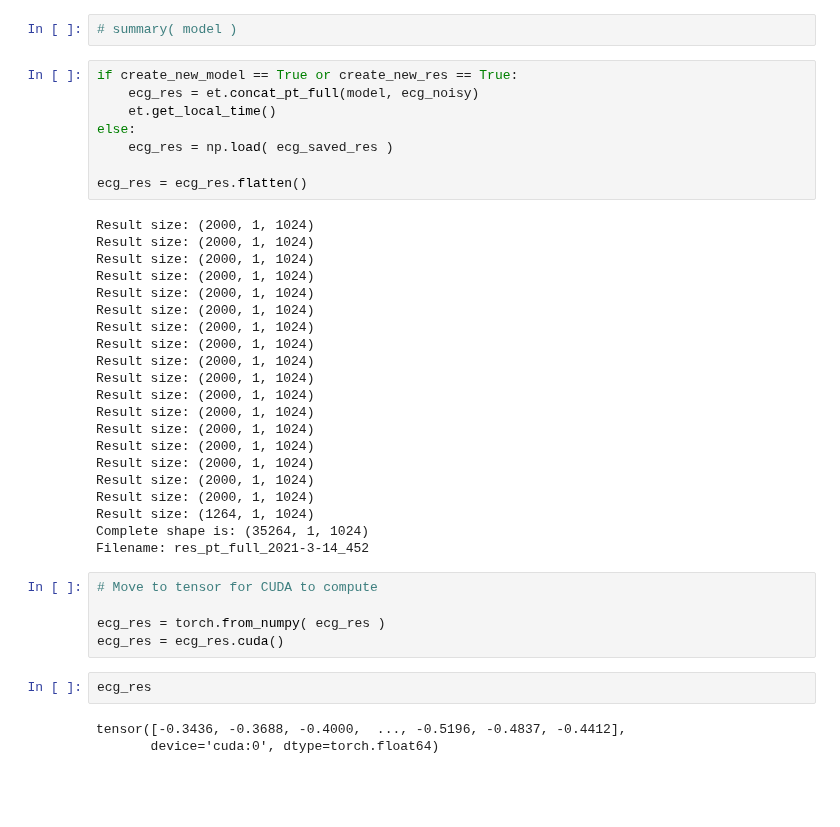
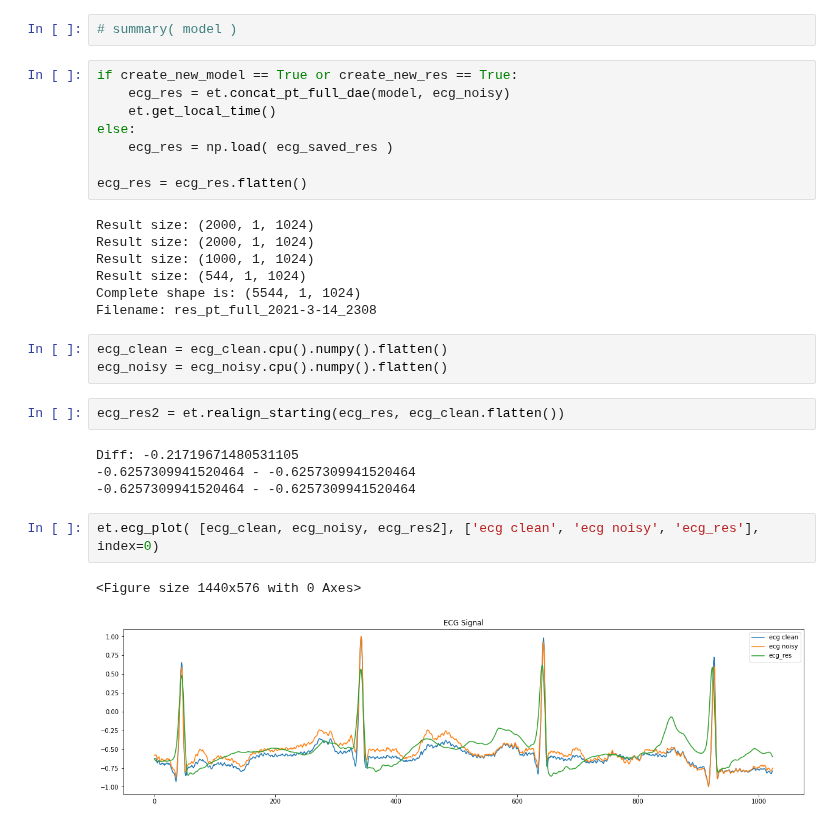
Before and after one commit to enzlaur/pytorch-ml-tuts, a Jupyter notebook: scratch14.ipynb, the cells around one changed output. Saved outputs shown, nothing was run; the diff lists cells and outputs as text; blank space fills up the shorter version.

```diff
--- a/scratch14.ipynb
+++ b/scratch14.ipynb
@@ -96,7 +91,7 @@ Saved model_2021-3-14_452.pt
 # summary( model )
 # %%
 if create_new_model == True or create_new_res == True:
-    ecg_res = et.concat_pt_full(model, ecg_noisy)
+    ecg_res = et.concat_pt_full_dae(model, ecg_noisy)
     et.get_local_time()
 else:
     ecg_res = np.load( ecg_saved_res )
@@ -105,31 +100,21 @@ ecg_res = ecg_res.flatten()
 # %% [output]
 Result size: (2000, 1, 1024)
 Result size: (2000, 1, 1024)
-Result size: (2000, 1, 1024)
-Result size: (2000, 1, 1024)
-Result size: (2000, 1, 1024)
-Result size: (2000, 1, 1024)
-Result size: (2000, 1, 1024)
-Result size: (2000, 1, 1024)
-Result size: (2000, 1, 1024)
-Result size: (2000, 1, 1024)
-Result size: (2000, 1, 1024)
-Result size: (2000, 1, 1024)
-Result size: (2000, 1, 1024)
-Result size: (2000, 1, 1024)
-Result size: (2000, 1, 1024)
-Result size: (2000, 1, 1024)
-Result size: (2000, 1, 1024)
-Result size: (1264, 1, 1024)
-Complete shape is: (35264, 1, 1024)
-Filename: res_pt_full_2021-3-14_452
+Result size: (1000, 1, 1024)
+Result size: (544, 1, 1024)
+Complete shape is: (5544, 1, 1024)
+Filename: res_pt_full_2021-3-14_2308
-# %%
-# Move to tensor for CUDA to compute
-
-ecg_res = torch.from_numpy( ecg_res )
-ecg_res = ecg_res.cuda()
-# %%
-ecg_res
-# %% [output]
-tensor([-0.3436, -0.3688, -0.4000,  ..., -0.5196, -0.4837, -0.4412],
-       device='cuda:0', dtype=torch.float64)
+# %%
+ecg_clean = ecg_clean.cpu().numpy().flatten()
+ecg_noisy = ecg_noisy.cpu().numpy().flatten()
+# %%
+ecg_res2 = et.realign_starting(ecg_res, ecg_clean.flatten())
+# %% [output]
+Diff: -0.21719671480531105
+-0.6257309941520464 - -0.6257309941520464
+-0.6257309941520464 - -0.6257309941520464
+# %%
+et.ecg_plot( [ecg_clean, ecg_noisy, ecg_res2], ['ecg clean', 'ecg noisy', 'ecg_res'], index=0)
+# %% [output]
+<Figure size 1440x576 with 0 Axes>
+[figure, added]
```
Also changed, not shown: parts of 6 cells of this notebook, 6 other files.
